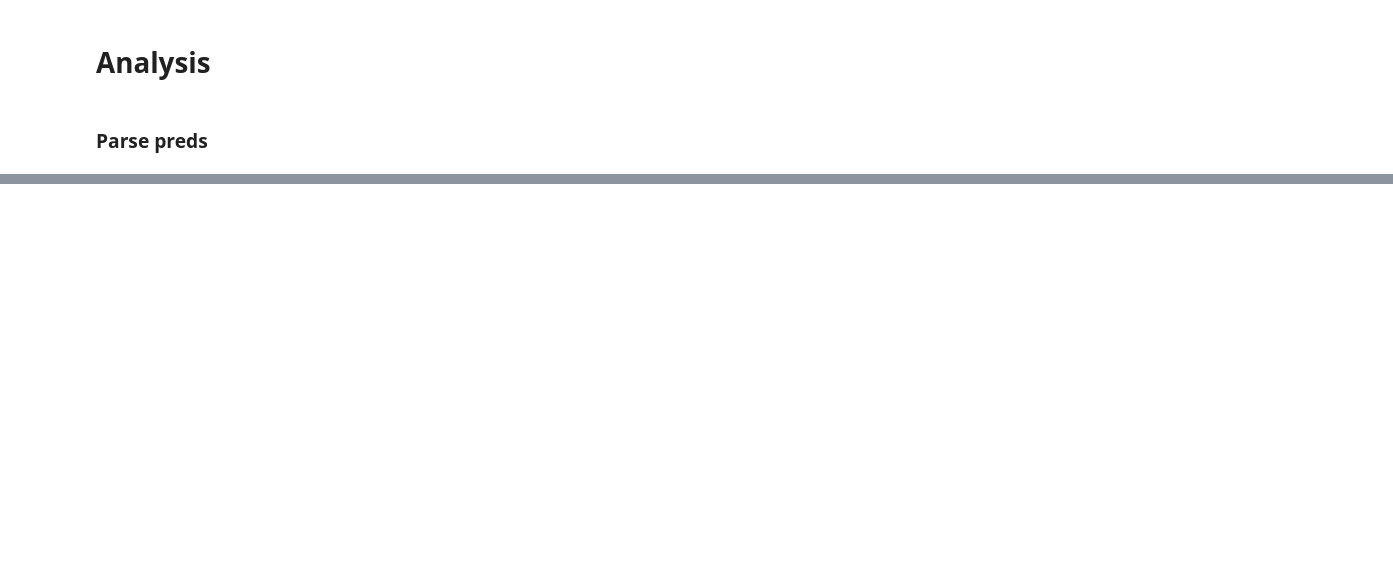
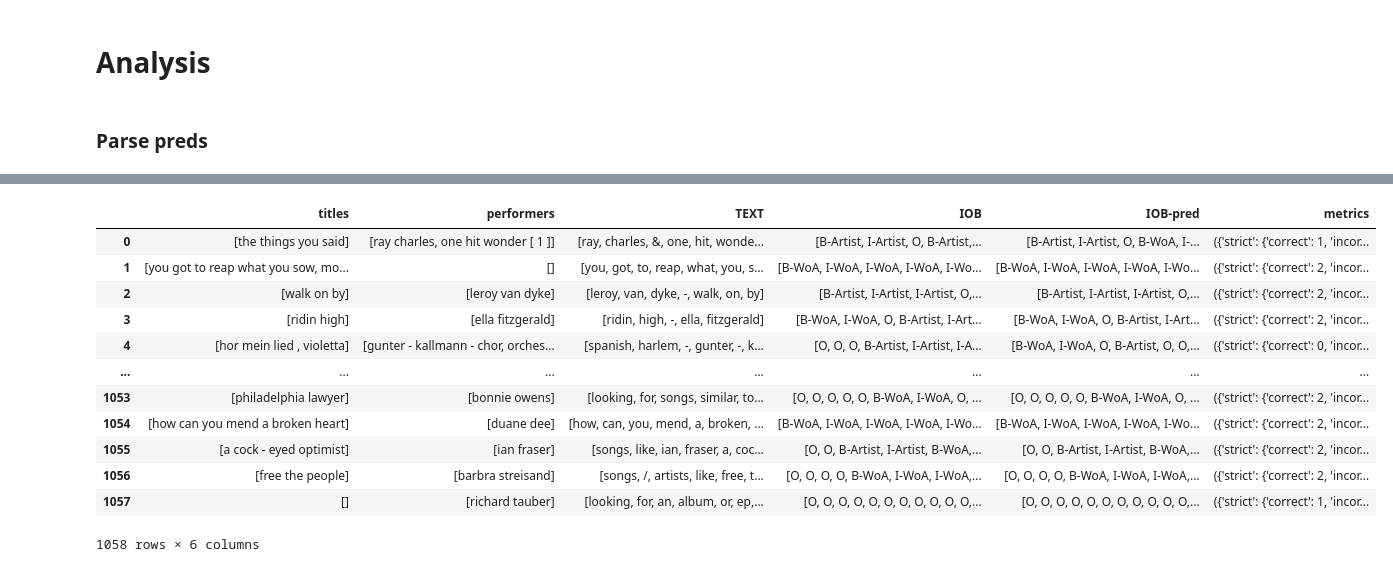
Before and after one commit to progsi/YTUnCoverLLM, a Jupyter notebook: notebooks/results_cloze.ipynb, the cells around one changed output, grey strips where cells are left out. Drawn from its saved outputs; the diff is of its cells as text; code cells hidden in the pictures; blank space fills up the shorter version.

```diff
--- a/notebooks/results_cloze.ipynb
+++ b/notebooks/results_cloze.ipynb
@@ -110,0 +305,16 @@ for subset in data.columns.get_level_values(0).unique():
+# %%
+data.loc[:,subset]
+# %% [output]
+|  | titles | performers | TEXT | IOB | IOB-pred | metrics |
+| 0 | [the things you said] | [ray charles, one hit wonder [ 1 ]] | [ray, charles, &, one, hit, wonde... | [B-Artist, I-Artist, O, B-Artist,... | [B-Artist, I-Artist, O, B-WoA, I-... | ({'strict': {'correct': 1, 'incor... |
+| 1 | [you got to reap what you sow, mo... | [] | [you, got, to, reap, what, you, s... | [B-WoA, I-WoA, I-WoA, I-WoA, I-Wo... | [B-WoA, I-WoA, I-WoA, I-WoA, I-Wo... | ({'strict': {'correct': 2, 'incor... |
+| 2 | [walk on by] | [leroy van dyke] | [leroy, van, dyke, -, walk, on, by] | [B-Artist, I-Artist, I-Artist, O,... | [B-Artist, I-Artist, I-Artist, O,... | ({'strict': {'correct': 2, 'incor... |
+| 3 | [ridin high] | [ella fitzgerald] | [ridin, high, -, ella, fitzgerald] | [B-WoA, I-WoA, O, B-Artist, I-Art... | [B-WoA, I-WoA, O, B-Artist, I-Art... | ({'strict': {'correct': 2, 'incor... |
+| 4 | [hor mein lied , violetta] | [gunter - kallmann - chor, orches... | [spanish, harlem, -, gunter, -, k... | [O, O, O, B-Artist, I-Artist, I-A... | [B-WoA, I-WoA, O, B-Artist, O, O,... | ({'strict': {'correct': 0, 'incor... |
+| ... | ... | ... | ... | ... | ... | ... |
+| 1053 | [philadelphia lawyer] | [bonnie owens] | [looking, for, songs, similar, to... | [O, O, O, O, O, B-WoA, I-WoA, O, ... | [O, O, O, O, O, B-WoA, I-WoA, O, ... | ({'strict': {'correct': 2, 'incor... |
+| 1054 | [how can you mend a broken heart] | [duane dee] | [how, can, you, mend, a, broken, ... | [B-WoA, I-WoA, I-WoA, I-WoA, I-Wo... | [B-WoA, I-WoA, I-WoA, I-WoA, I-Wo... | ({'strict': {'correct': 2, 'incor... |
+| 1055 | [a cock - eyed optimist] | [ian fraser] | [songs, like, ian, fraser, a, coc... | [O, O, B-Artist, I-Artist, B-WoA,... | [O, O, B-Artist, I-Artist, B-WoA,... | ({'strict': {'correct': 2, 'incor... |
+| 1056 | [free the people] | [barbra streisand] | [songs, /, artists, like, free, t... | [O, O, O, O, B-WoA, I-WoA, I-WoA,... | [O, O, O, O, B-WoA, I-WoA, I-WoA,... | ({'strict': {'correct': 2, 'incor... |
+| 1057 | [] | [richard tauber] | [looking, for, an, album, or, ep,... | [O, O, O, O, O, O, O, O, O, O, O,... | [O, O, O, O, O, O, O, O, O, O, O,... | ({'strict': {'correct': 1, 'incor... |
+1058 rows × 6 columns
```
Also changed, not shown: parts of 15 cells of this notebook.
